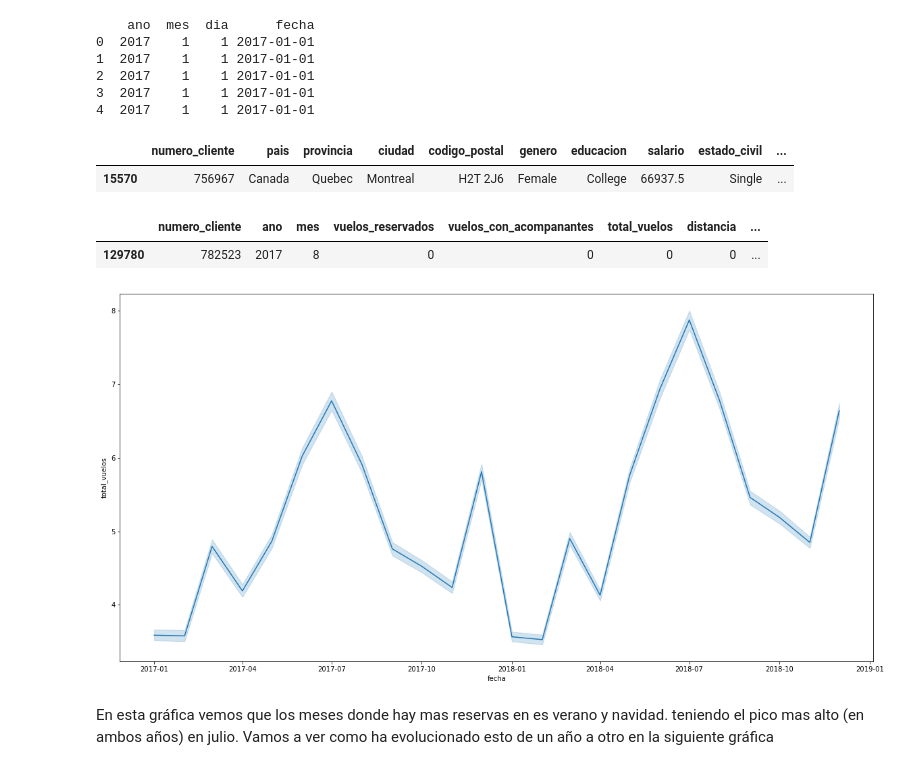
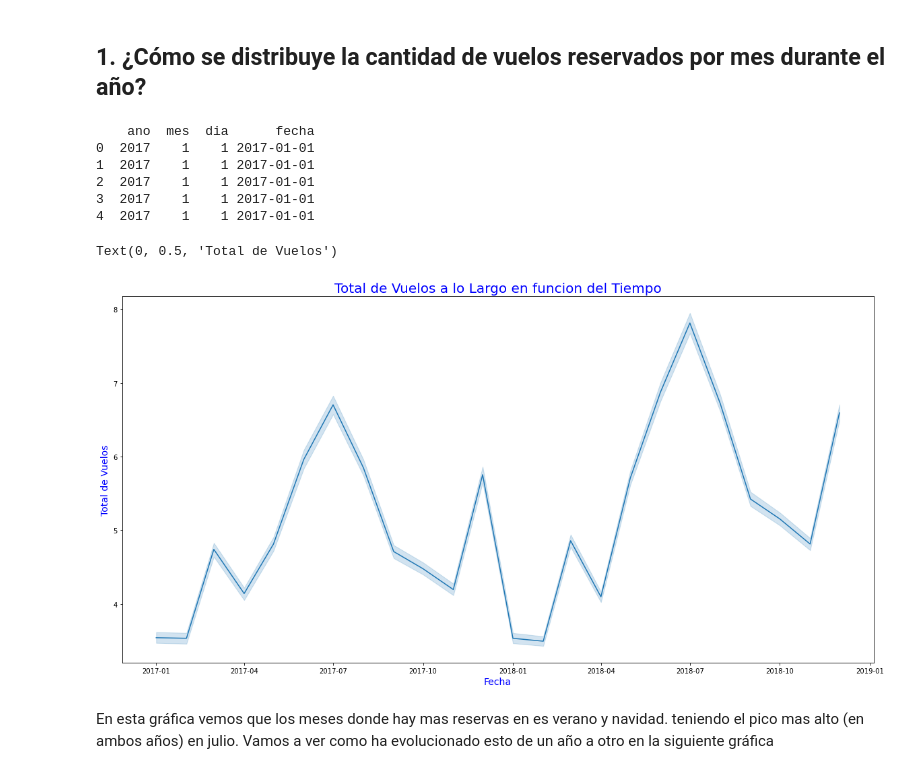
Before and after one commit to Adalab/bda-modulo-3-evaluacion-final-CarmenMoyano, a Jupyter notebook: Visualizacion.ipynb, the cells around one changed output. Drawn from its saved outputs; the diff is of its cells as text; code cells hidden in the pictures.

```diff
--- a/Visualizacion.ipynb
+++ b/Visualizacion.ipynb
@@ -39 +54,3 @@ df1.sample()
+# %% [markdown]
+## 1. ¿Cómo se distribuye la cantidad de vuelos reservados por mes durante el año?
 # %%
@@ -53,23 +72,22 @@ print(df1[['ano', 'mes', 'dia', 'fecha']].head())
 2  2017    1    1 2017-01-01
 3  2017    1    1 2017-01-01
 4  2017    1    1 2017-01-01
-# %%
-df2 = pd.read_csv("Files/Customer Loyalty History_limpio.csv")
-df2.sample()
-# %% [output]
-|  | numero_cliente | pais | provincia | ciudad | codigo_postal | genero | educacion | salario | estado_civil | ... |
-| 15570 | 756967 | Canada | Quebec | Montreal | H2T 2J6 | Female | College | 66937.5 | Single | ... |
-# %%
-df = pd.read_csv("Files/datos_limpio_unidos.csv")
-df.sample()
-# %% [output]
-|  | numero_cliente | ano | mes | vuelos_reservados | vuelos_con_acompanantes | total_vuelos | distancia | ... |
-| 129780 | 782523 | 2017 | 8 | 0 | 0 | 0 | 0 | ... |
-# %%
-plt.figure(figsize=(20,10))
-sns.lineplot(data=df1, x="fecha", y="total_vuelos");
-# %% [output]
-[figure, removed]
+# %%
+# tamano grafica
+plt.figure(figsize=(20,10))
+# grafico de linea
+sns.lineplot(data=df1, x="fecha", y="total_vuelos");
+
+# Añadir un título al gráfico
+plt.title('Total de Vuelos a lo Largo en funcion del Tiempo',color = "blue", fontsize=20)
+# Nombrar el eje x
+plt.xlabel('Fecha', fontsize=14, color='blue')
+
+# Nombrar el eje y
+plt.ylabel('Total de Vuelos', fontsize=14, color='blue')
+# %% [output]
+Text(0, 0.5, 'Total de Vuelos')
+[figure, added]
 # %% [markdown]
 En esta gráfica vemos que los meses donde hay mas reservas en es verano y navidad. teniendo el pico mas alto (en ambos años) en julio. Vamos a ver como ha evolucionado esto de un año a otro en la siguiente gráfica
 # %%
```
Also changed, not shown: parts of 26 cells of this notebook, 9 other files.
